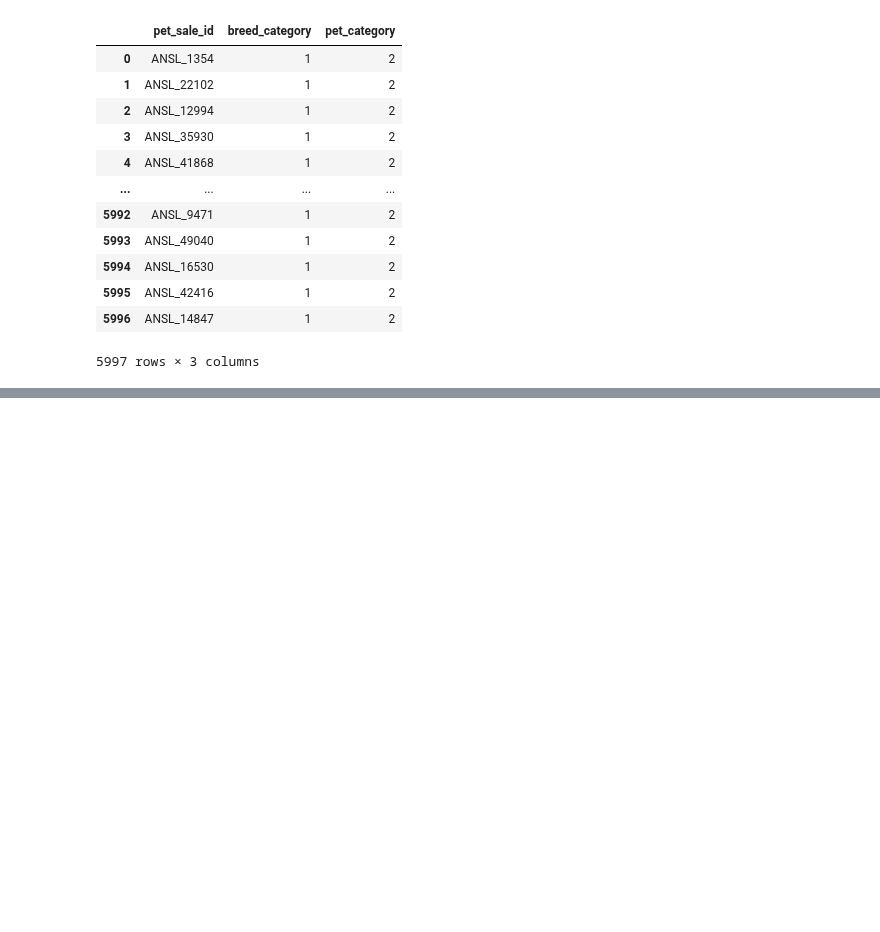
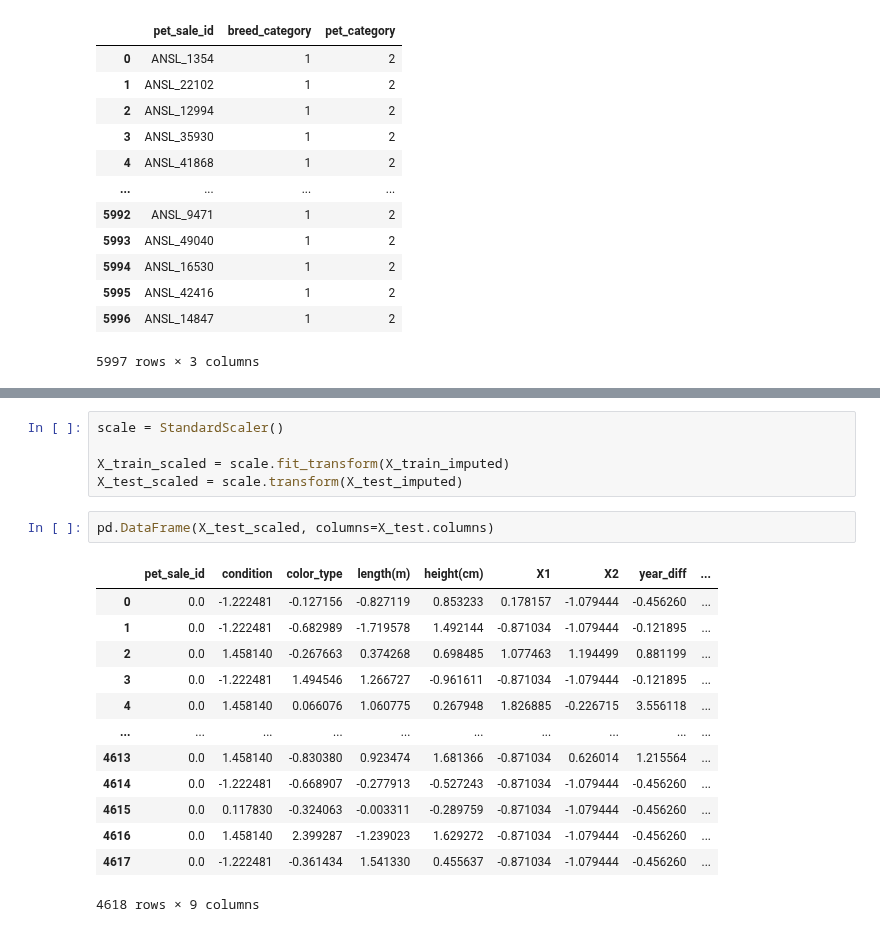
Before and after one commit to anidec25/Linear-Regression, a Jupyter notebook: Business Case Study/Classification_DBS.ipynb, the cells around one changed output, grey strips where cells are left out. Saved outputs shown, nothing was run; the diff lists cells and outputs as text; blank space fills up the shorter version.

```diff
--- a/Business Case Study/Classification_DBS.ipynb
+++ b/Business Case Study/Classification_DBS.ipynb
@@ -808,0 +988,21 @@ submission
+# %%
+scale = StandardScaler()
+
+X_train_scaled = scale.fit_transform(X_train_imputed)
+X_test_scaled = scale.transform(X_test_imputed)
+# %%
+pd.DataFrame(X_test_scaled, columns=X_test.columns)
+# %% [output]
+|  | pet_sale_id | condition | color_type | length(m) | height(cm) | X1 | X2 | year_diff | ... |
+| 0 | 0.0 | -1.222481 | -0.127156 | -0.827119 | 0.853233 | 0.178157 | -1.079444 | -0.456260 | ... |
+| 1 | 0.0 | -1.222481 | -0.682989 | -1.719578 | 1.492144 | -0.871034 | -1.079444 | -0.121895 | ... |
+| 2 | 0.0 | 1.458140 | -0.267663 | 0.374268 | 0.698485 | 1.077463 | 1.194499 | 0.881199 | ... |
+| 3 | 0.0 | -1.222481 | 1.494546 | 1.266727 | -0.961611 | -0.871034 | -1.079444 | -0.121895 | ... |
+| 4 | 0.0 | 1.458140 | 0.066076 | 1.060775 | 0.267948 | 1.826885 | -0.226715 | 3.556118 | ... |
+| ... | ... | ... | ... | ... | ... | ... | ... | ... | ... |
+| 4613 | 0.0 | 1.458140 | -0.830380 | 0.923474 | 1.681366 | -0.871034 | 0.626014 | 1.215564 | ... |
+| 4614 | 0.0 | -1.222481 | -0.668907 | -0.277913 | -0.527243 | -0.871034 | -1.079444 | -0.456260 | ... |
+| 4615 | 0.0 | 0.117830 | -0.324063 | -0.003311 | -0.289759 | -0.871034 | -1.079444 | -0.456260 | ... |
+| 4616 | 0.0 | 1.458140 | 2.399287 | -1.239023 | 1.629272 | -0.871034 | -1.079444 | -0.456260 | ... |
+| 4617 | 0.0 | -1.222481 | -0.361434 | 1.541330 | 0.455637 | -0.871034 | -1.079444 | -0.456260 | ... |
+4618 rows × 9 columns
```
Also changed, not shown: parts of 31 cells of this notebook.
